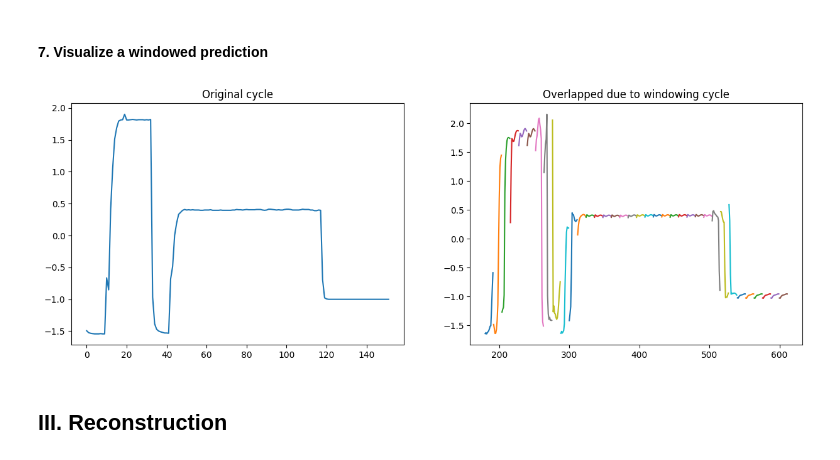
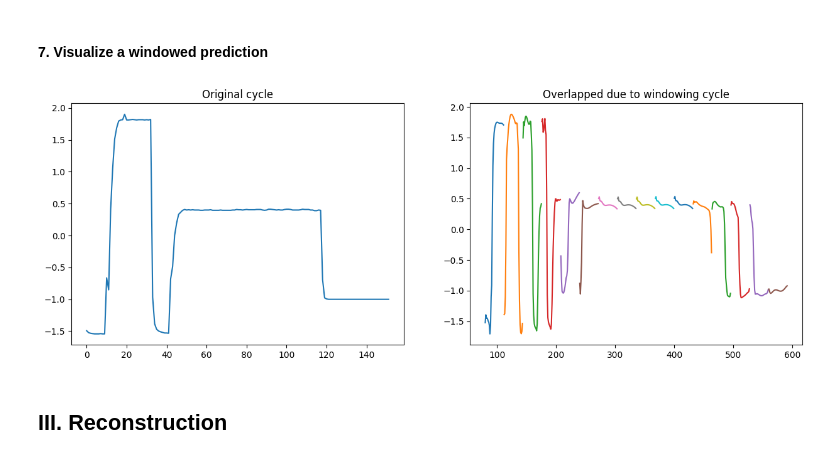
Before and after one commit to Achraf-Louiza/LSTM-AE-TS-anomaly-detection, a Jupyter notebook: anomaly_detection.ipynb, the cells around one changed output. Saved outputs shown, nothing was run; the diff lists cells and outputs as text; code cells hidden in the pictures.

```diff
--- a/anomaly_detection.ipynb
+++ b/anomaly_detection.ipynb
@@ -98 +99,4 @@ print(dp.s_train.shape)
+# %%
+sub_length = 32
+gap = 8
 # %%
@@ -118,7 +122,7 @@ shape = dp.w_train.shape
 length_sequence = shape[1]
 n_features = shape[2]
 # Latent dimension
-n_latent = 3
+n_latent = 4
 # %% [markdown]
 #### 1. Create an LSTM encoder
 # %%
@@ -160,6 +164,6 @@ _________________________________________________________________
 history = ae.fit(x=dp.w_train,
                  y=dp.w_train,
                  batch_size=32,
-                 epochs=10,
+                 epochs=15,
                  validation_data=(dp.w_test, dp.w_test))
 # %% [output]
@@ -200,9 +201,9 @@ w_pred = ae.predict(dp.w_test)
 # %%
 cycle = 5
 # %%
-plot_windowed_cycle(dp.s_test, w_pred, cycle=cycle, gap=4)
+plot_windowed_cycle(dp.s_test, w_pred, cycle=cycle, gap=gap)
 # %% [output]
-[figure, old version]
+[figure, new version]
 # %% [markdown]
 ## III. Reconstruction
 # %% [markdown]
```
Also changed, not shown: parts of 41 cells of this notebook.
